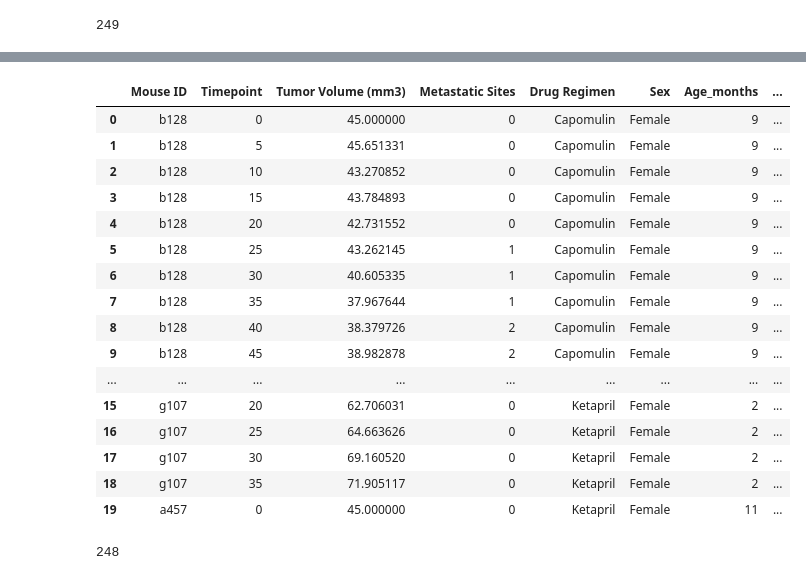
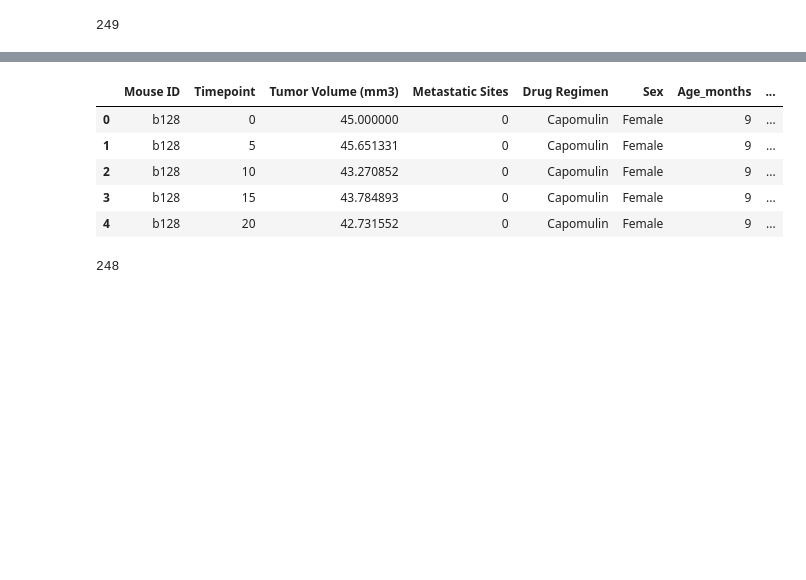
Before and after one commit to Danne-Paredes/Matplotlib-challenge, a Jupyter notebook: Pymaceuticals/pymaceuticals_starter.ipynb, the cells around one changed output, grey strips where cells are left out. Drawn from its saved outputs; the diff is of its cells as text; code cells hidden in the pictures; blank space fills up the shorter version.

```diff
--- a/Pymaceuticals/pymaceuticals_starter.ipynb
+++ b/Pymaceuticals/pymaceuticals_starter.ipynb
@@ -61,25 +67,14 @@ duplicates
 # %%
 # Create a clean DataFrame by dropping the duplicate mouse by its ID.
 clean_df = merge_df[~merge_df['Mouse ID'].str.contains("g989")]
-clean_df.head(20)
+clean_df.head()
 # %% [output]
 |  | Mouse ID | Timepoint | Tumor Volume (mm3) | Metastatic Sites | Drug Regimen | Sex | Age_months | ... |
 | 0 | b128 | 0 | 45.000000 | 0 | Capomulin | Female | 9 | ... |
 | 1 | b128 | 5 | 45.651331 | 0 | Capomulin | Female | 9 | ... |
 | 2 | b128 | 10 | 43.270852 | 0 | Capomulin | Female | 9 | ... |
 | 3 | b128 | 15 | 43.784893 | 0 | Capomulin | Female | 9 | ... |
 | 4 | b128 | 20 | 42.731552 | 0 | Capomulin | Female | 9 | ... |
-| 5 | b128 | 25 | 43.262145 | 1 | Capomulin | Female | 9 | ... |
-| 6 | b128 | 30 | 40.605335 | 1 | Capomulin | Female | 9 | ... |
-| 7 | b128 | 35 | 37.967644 | 1 | Capomulin | Female | 9 | ... |
-| 8 | b128 | 40 | 38.379726 | 2 | Capomulin | Female | 9 | ... |
-| 9 | b128 | 45 | 38.982878 | 2 | Capomulin | Female | 9 | ... |
-| ... | ... | ... | ... | ... | ... | ... | ... | ... |
-| 15 | g107 | 20 | 62.706031 | 0 | Ketapril | Female | 2 | ... |
-| 16 | g107 | 25 | 64.663626 | 0 | Ketapril | Female | 2 | ... |
-| 17 | g107 | 30 | 69.160520 | 0 | Ketapril | Female | 2 | ... |
-| 18 | g107 | 35 | 71.905117 | 0 | Ketapril | Female | 2 | ... |
-| 19 | a457 | 0 | 45.000000 | 0 | Ketapril | Female | 11 | ... |
 # %%
 # Checking the number of mice in the clean DataFrame.
 clean_mouse_count = clean_df['Mouse ID'].nunique()
```
Also changed, not shown: parts of 10 cells of this notebook.
